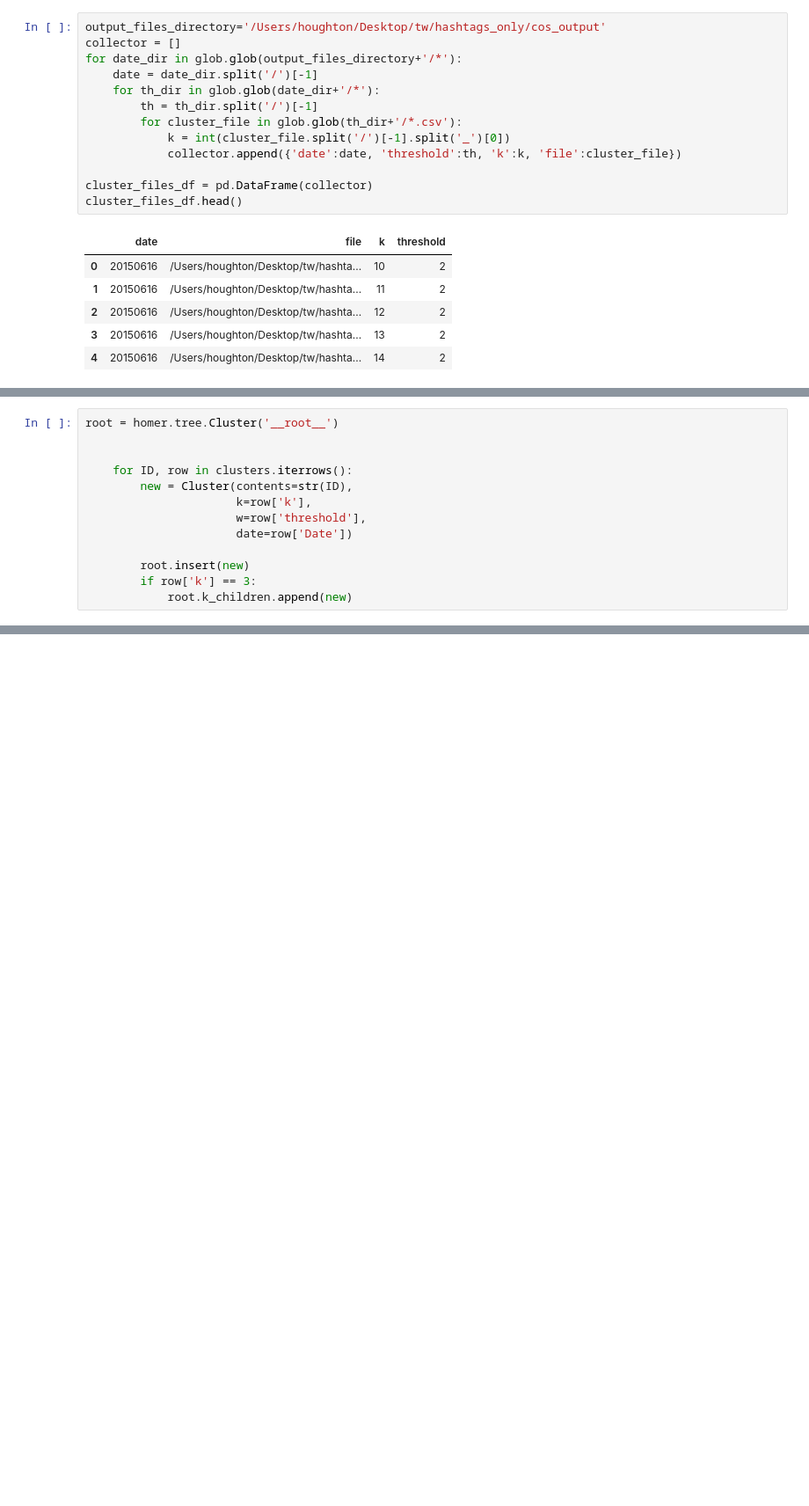
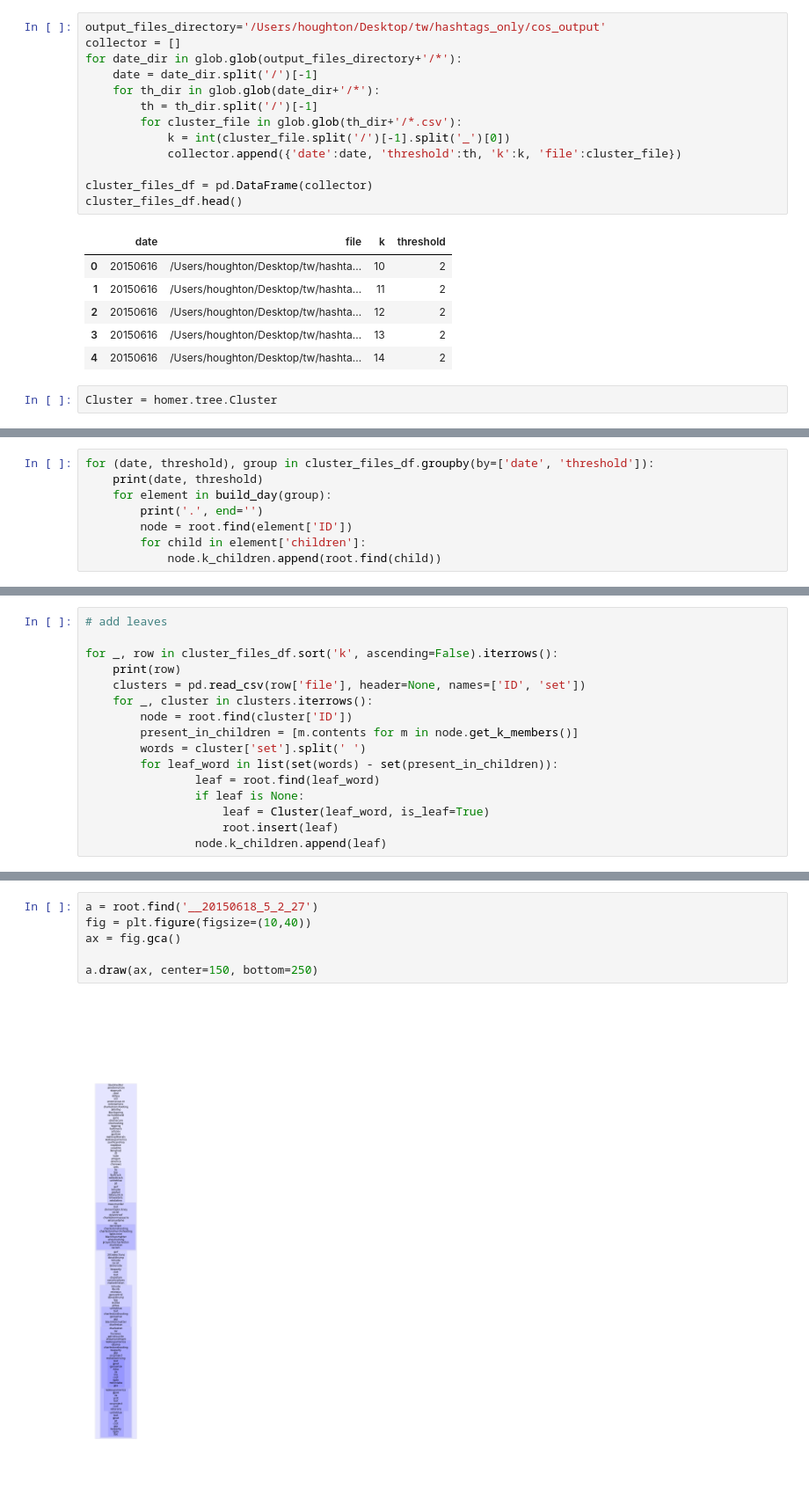
Before and after one commit to JamesPHoughton/homer, a Jupyter notebook: Hashtags Only.ipynb, the cells around one changed output, grey strips where cells are left out. Shown at 88% size. Cells and saved outputs as stored; diff of their text form; blank space fills up the shorter version.

```diff
--- a/Hashtags Only.ipynb
+++ b/Hashtags Only.ipynb
@@ -71,3 +103,5 @@ cluster_files_df.head()
 | 2 | 20150616 | /Users/houghton/Desktop/tw/hashta... | 12 | 2 |
 | 3 | 20150616 | /Users/houghton/Desktop/tw/hashta... | 13 | 2 |
 | 4 | 20150616 | /Users/houghton/Desktop/tw/hashta... | 14 | 2 |
+# %%
+Cluster = homer.tree.Cluster
@@ -141,13 +149,0 @@ def build_children_db(cluster_files_df, output_globstring, root):
-# %%
-root = homer.tree.Cluster('__root__')
-
-
-    for ID, row in clusters.iterrows():
-        new = Cluster(contents=str(ID),
-                      k=row['k'],
-                      w=row['threshold'],
-                      date=row['Date'])
-
-        root.insert(new)
-        if row['k'] == 3:
-            root.k_children.append(new)
@@ -212,0 +150,8 @@ AttributeError: 'Bag' object has no attribute 'to_file'
+# %%
+for (date, threshold), group in cluster_files_df.groupby(by=['date', 'threshold']):
+    print(date, threshold)
+    for element in build_day(group):
+        print('.', end='')
+        node = root.find(element['ID'])
+        for child in element['children']:
+            node.k_children.append(root.find(child))
@@ -212,0 +172,16 @@ AttributeError: 'Bag' object has no attribute 'to_file'
+# %%
+# add leaves
+
+for _, row in cluster_files_df.sort('k', ascending=False).iterrows():
+    print(row)
+    clusters = pd.read_csv(row['file'], header=None, names=['ID', 'set'])
+    for _, cluster in clusters.iterrows():
+        node = root.find(cluster['ID'])
+        present_in_children = [m.contents for m in node.get_k_members()]
+        words = cluster['set'].split(' ')
+        for leaf_word in list(set(words) - set(present_in_children)):
+                leaf = root.find(leaf_word)
+                if leaf is None:
+                    leaf = Cluster(leaf_word, is_leaf=True)
+                    root.insert(leaf)
+                node.k_children.append(leaf)
@@ -212,0 +206,8 @@ AttributeError: 'Bag' object has no attribute 'to_file'
+# %%
+a = root.find('__20150618_5_2_27')
+fig = plt.figure(figsize=(10,40))
+ax = fig.gca()
+
+a.draw(ax, center=150, bottom=250)
+# %% [output]
+[figure, added]
```
Also changed, not shown: parts of 40 cells of this notebook, 6 other files.
